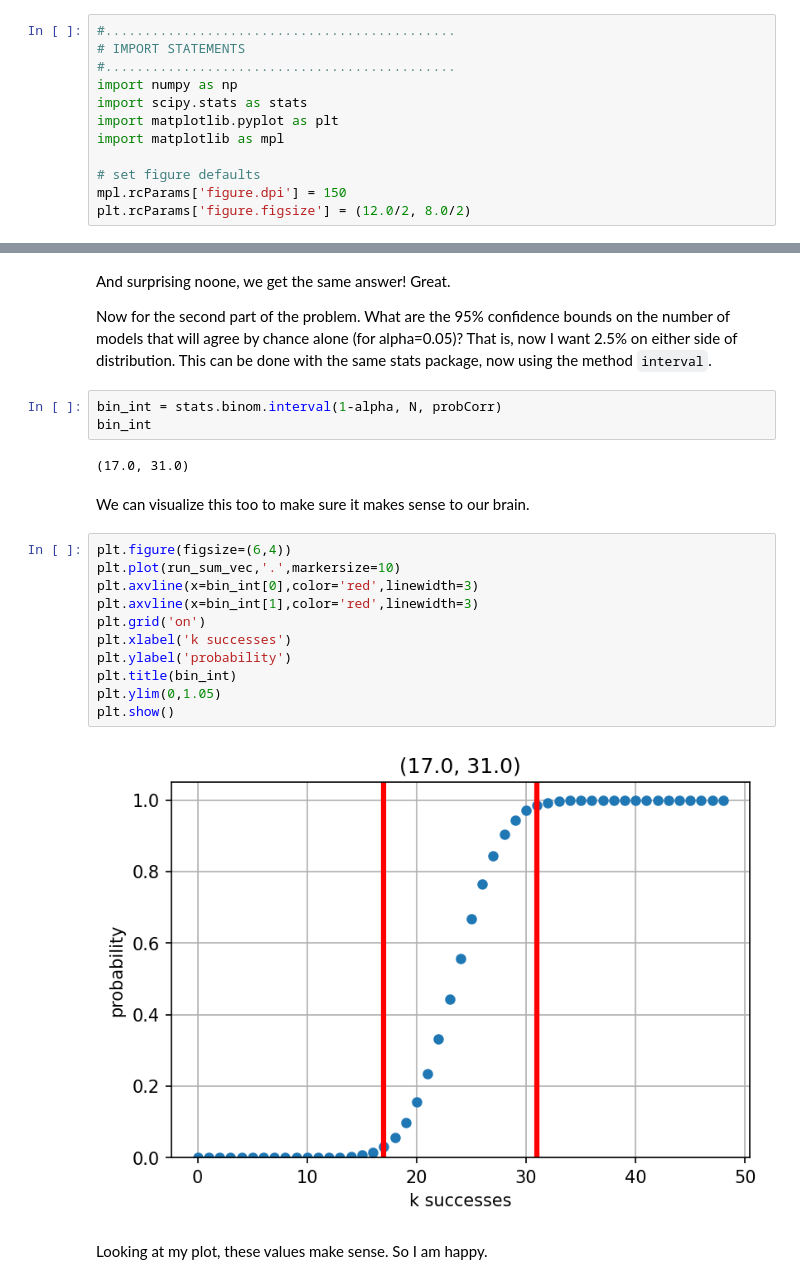
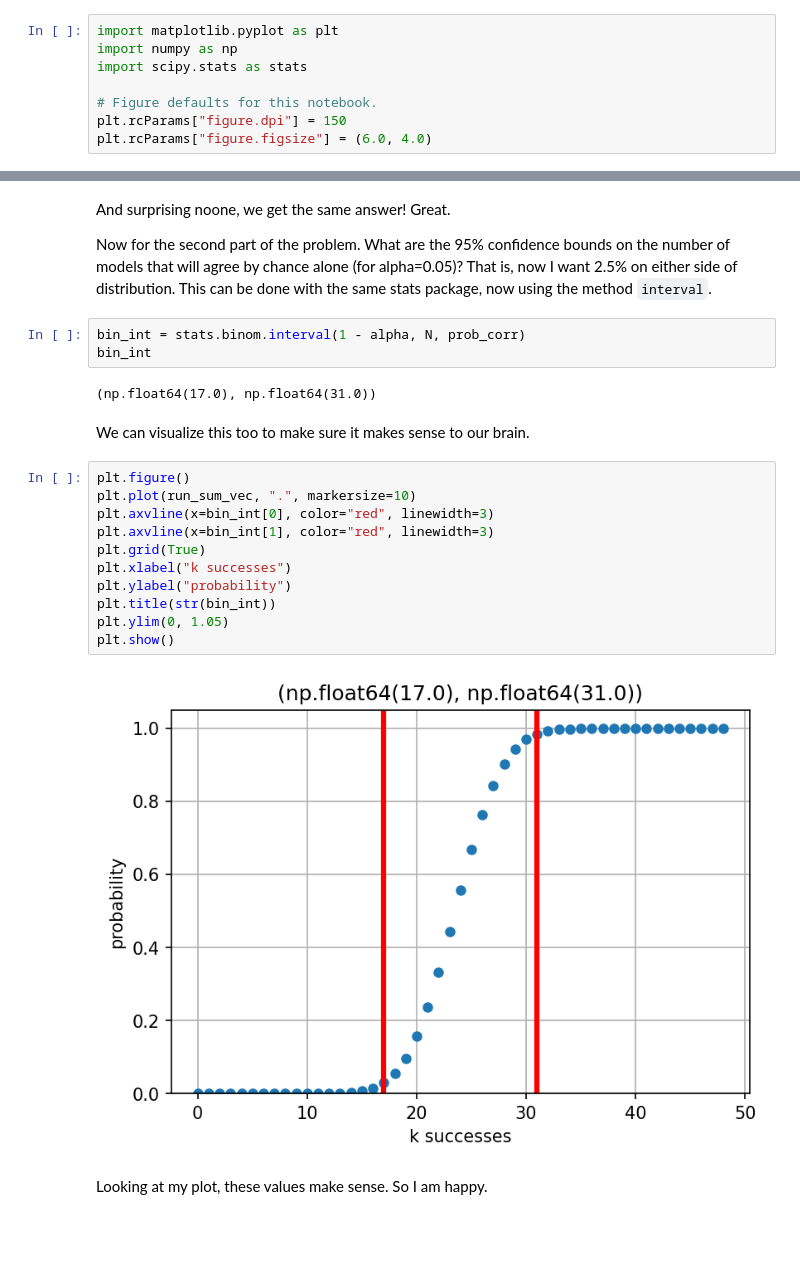
Before and after one commit to eabarnes1010/course_objective_analysis, a Jupyter notebook: code/binomial_examples.ipynb, the cells around one changed output, grey strips where cells are left out. Cells and saved outputs as stored; diff of their text form; blank space fills up the shorter version.

````diff
--- a/code/binomial_examples.ipynb
+++ b/code/binomial_examples.ipynb
@@ -9,13 +16,9 @@ Example 20 from the notes
 # %%
-#.............................................
-# IMPORT STATEMENTS
-#.............................................
+import matplotlib.pyplot as plt
 import numpy as np
 import scipy.stats as stats
-import matplotlib.pyplot as plt
-import matplotlib as mpl
 
-# set figure defaults
-mpl.rcParams['figure.dpi'] = 150
-plt.rcParams['figure.figsize'] = (12.0/2, 8.0/2)
+# Figure defaults for this notebook.
+plt.rcParams["figure.dpi"] = 150
+plt.rcParams["figure.figsize"] = (6.0, 4.0)
 # %% [markdown]
@@ -76,25 +77,25 @@ And surprising noone, we get the same answer! Great.
 
 Now for the second part of the problem. What are the 95% confidence bounds on the number of models that will agree by chance alone (for alpha=0.05)? That is, now I want 2.5% on either side of distribution. This can be done with the same stats package, now using the method ```interval```.
 # %%
-bin_int = stats.binom.interval(1-alpha, N, probCorr)
+bin_int = stats.binom.interval(1 - alpha, N, prob_corr)
 bin_int
 # %% [output]
-(17.0, 31.0)
+(np.float64(17.0), np.float64(31.0))
 # %% [markdown]
 We can visualize this too to make sure it makes sense to our brain.
 # %%
-plt.figure(figsize=(6,4))
-plt.plot(run_sum_vec,'.',markersize=10)
-plt.axvline(x=bin_int[0],color='red',linewidth=3)
-plt.axvline(x=bin_int[1],color='red',linewidth=3)
-plt.grid('on')
-plt.xlabel('k successes')
-plt.ylabel('probability')
-plt.title(bin_int)
-plt.ylim(0,1.05)
+plt.figure()
+plt.plot(run_sum_vec, ".", markersize=10)
+plt.axvline(x=bin_int[0], color="red", linewidth=3)
+plt.axvline(x=bin_int[1], color="red", linewidth=3)
+plt.grid(True)
+plt.xlabel("k successes")
+plt.ylabel("probability")
+plt.title(str(bin_int))
+plt.ylim(0, 1.05)
 plt.show()
 # %% [output]
-[figure, old version]
+[figure, new version]
 # %% [markdown]
 Looking at my plot, these values make sense. So I am happy.
 # %% [markdown]
````
Also changed, not shown: parts of 10 cells of this notebook.
